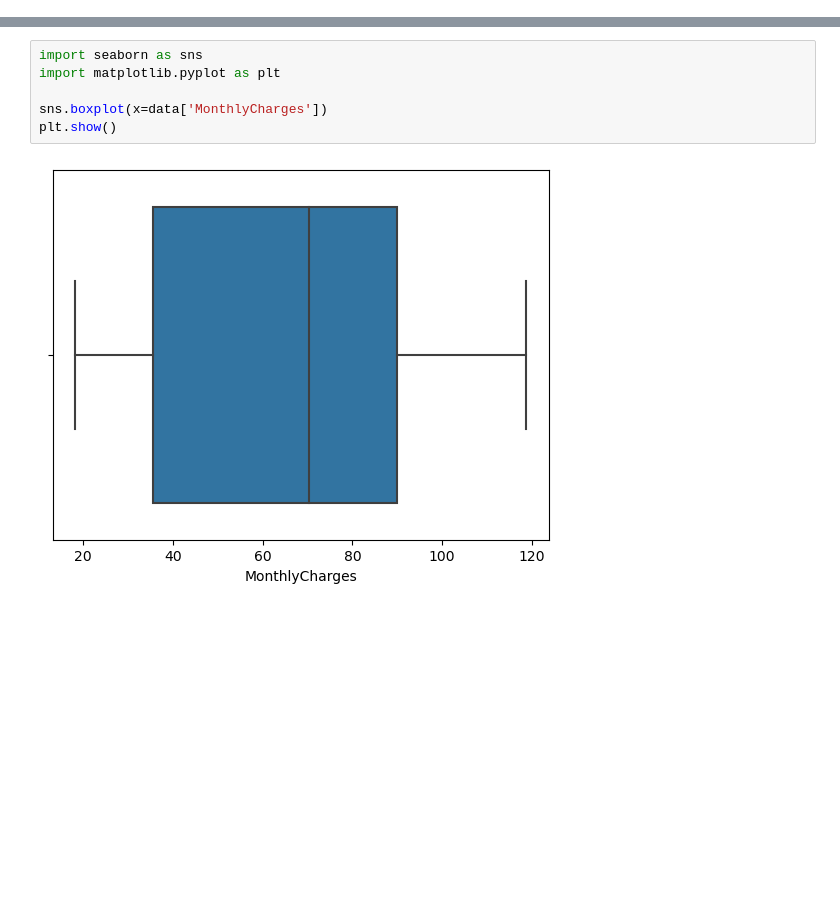
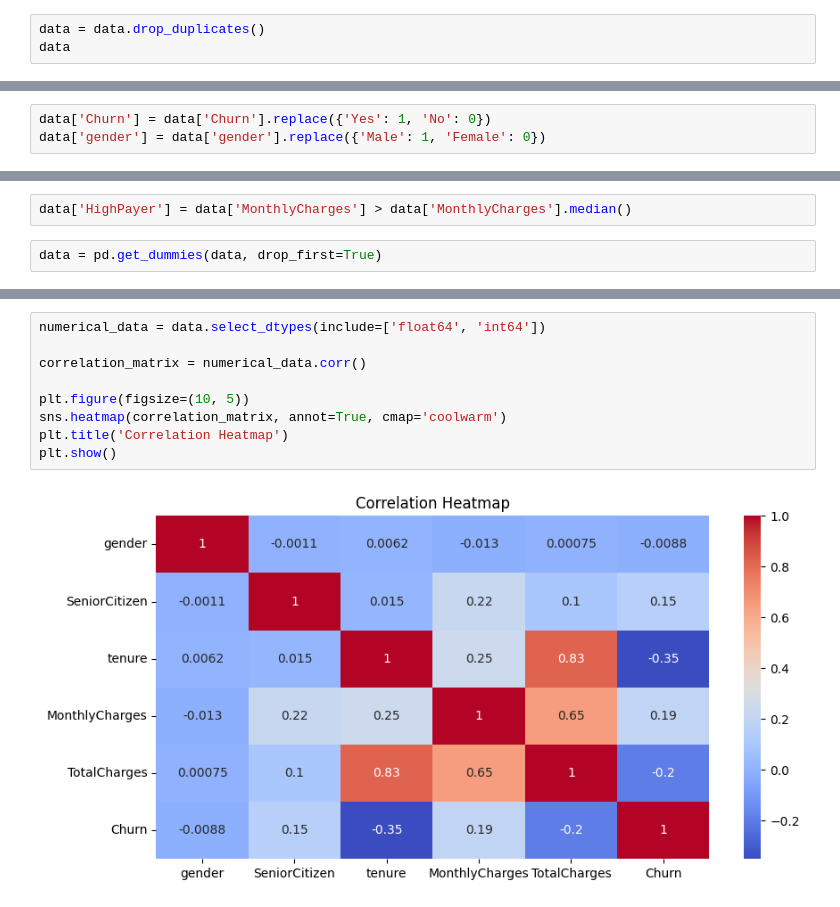
Before and after one commit to MubeenAhmed23/Telecom-Customer-Churn, a Jupyter notebook: base.ipynb, the cells around one changed output, grey strips where cells are left out. Cells and saved outputs as stored; diff of their text form; blank space fills up the shorter version.

```diff
--- a/base.ipynb
+++ b/base.ipynb
@@ -16,0 +57,3 @@ data.head()
+# %%
+data = data.drop_duplicates()
+data
@@ -16,0 +74,3 @@ data.head()
+# %%
+data['Churn'] = data['Churn'].replace({'Yes': 1, 'No': 0})
+data['gender'] = data['gender'].replace({'Male': 1, 'Female': 0})
@@ -17,3 +105,7 @@ data.head()
+# %%
+data['HighPayer'] = data['MonthlyCharges'] > data['MonthlyCharges'].median()
+# %%
+data = pd.get_dummies(data, drop_first=True)
 # %%
 data.isnull().sum()
 # %% [output]
@@ -36,12 +128,15 @@ Churn               0
 dtype: int64
-# %%
-import seaborn as sns
-import matplotlib.pyplot as plt
-
-sns.boxplot(x=data['MonthlyCharges'])
-plt.show()
-# %% [output]
-[figure, removed]
+# %%
+numerical_data = data.select_dtypes(include=['float64', 'int64'])
+
+correlation_matrix = numerical_data.corr()
+
+plt.figure(figsize=(10, 5))
+sns.heatmap(correlation_matrix, annot=True, cmap='coolwarm')
+plt.title('Correlation Heatmap')
+plt.show()
+# %% [output]
+[figure, added]
 # %%
 data['Churn'].value_counts(normalize=True)
 # %% [output]
```
Also changed, not shown: parts of 37 cells of this notebook.
